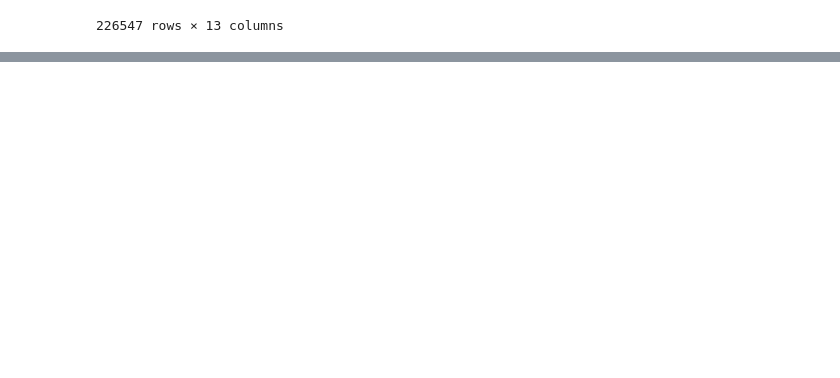
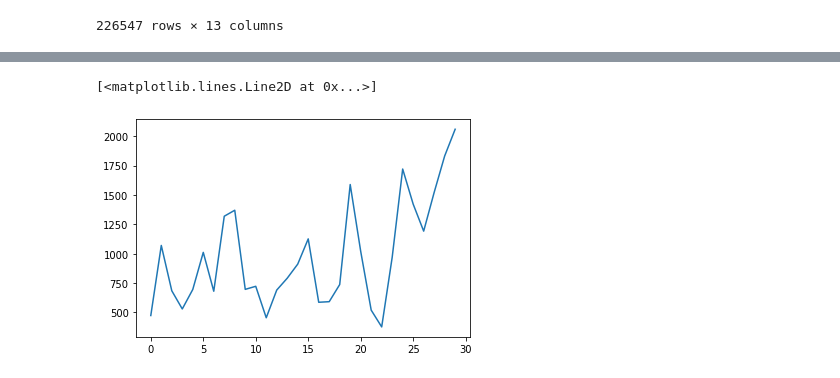
Before and after one commit to Inf2-FDS-2020-2021/final-project-apaj, a Jupyter notebook: working.ipynb, the cells around one changed output, grey strips where cells are left out. Cells and saved outputs as stored; diff of their text form; code cells hidden in the pictures; blank space fills up the shorter version.

Commit message:
visual of num trips pre/post covid

```diff
--- a/working.ipynb
+++ b/working.ipynb
@@ -89,0 +94,14 @@ trips_2020
+# %%
+# number of trips
+x = np.arange(12)
+width = 0.3
+months = range(1, 13)
+ax = plt.subplot()
+ax.bar(x - width/2, [len(trips_2019[trips_2019.started_at.dt.month == x]) for x in months],
+       width=width, label='2019')
+ax.bar(x + width/2, [len(trips_2020[trips_2020.started_at.dt.month == x]) for x in months],
+       width=width, label='2020')
+ax.set_xticks(x)
+ax.set_xticklabels(months)
+ax.legend()
+# On the 11th of may people are allowed to go outside to exercise and we see an almost double increase in bike usage
@@ -89,0 +111,10 @@ trips_2020
+# %%
+# does number of trips in May correspond to announcement?
+may_covid = trips_2020[trips_2020.started_at.dt.month == 5]
+trips_per_day = [len(may_covid[may_covid.started_at.dt.day == x]) for x in range(1, 31)]
+plt.plot(trips_per_day)
+# not really lol
+# bike usage tends to go down on weekends, would imply people mainly use them for commute and not pleasure
+# %% [output]
+[<matplotlib.lines.Line2D at 0x...>]
+[figure, added]
```
Also changed, not shown: parts of 3 cells of this notebook.
